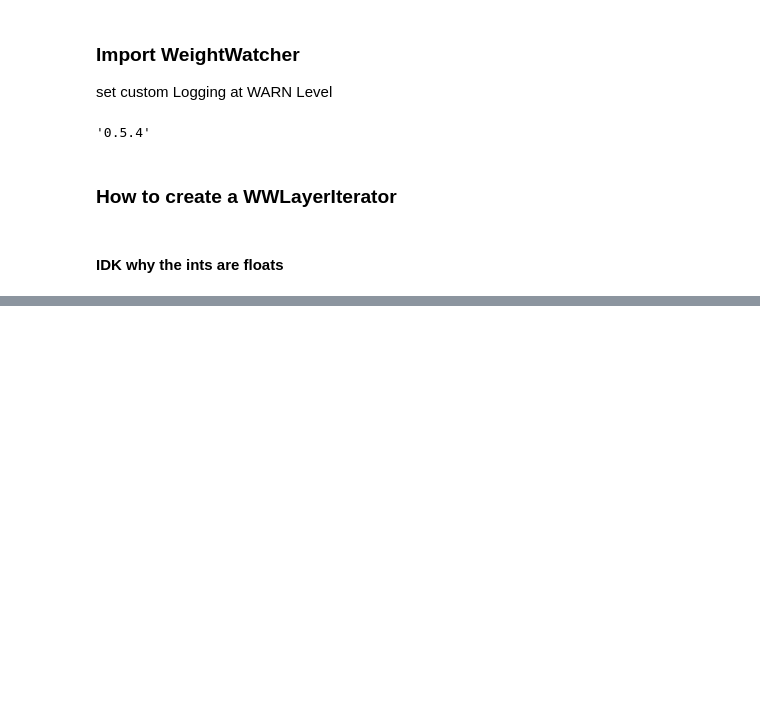
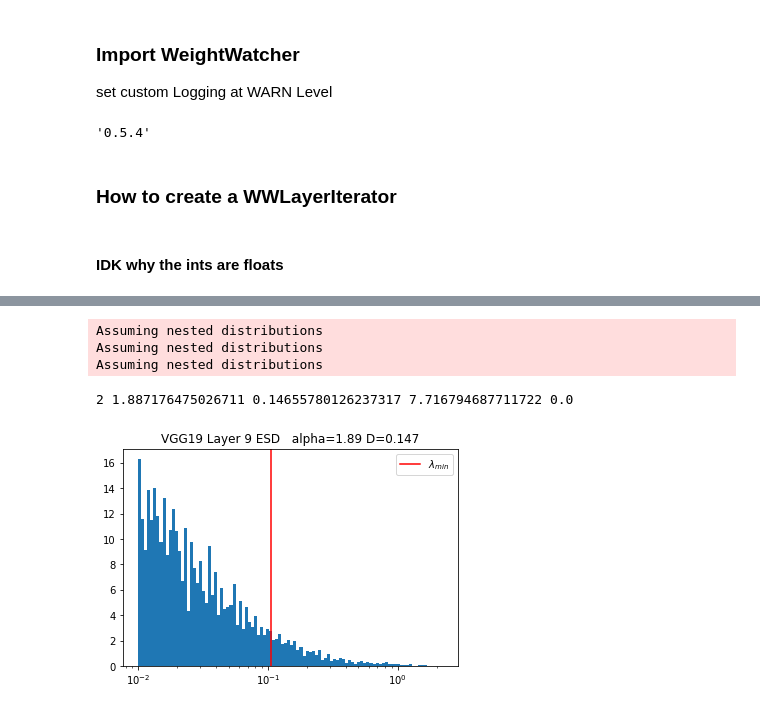
Before and after one commit to CalculatedContent/WeightWatcher, a Jupyter notebook: WWVGG-TestRandDistance.ipynb, the cells around one changed output, grey strips where cells are left out. Cells and saved outputs as stored; diff of their text form; code cells hidden in the pictures; blank space fills up the shorter version.

```diff
--- a/WWVGG-TestRandDistance.ipynb
+++ b/WWVGG-TestRandDistance.ipynb
@@ -128,0 +139,27 @@ Name: alpha, dtype: float64
+# %%
+N = int(len(esd)/2)
+for idx in tqdm(range(0,N,1)):
+    if idx == 0:
+        xmax = np.max(esd)
+    else:
+        xmax = np.max(esd[-idx])
+
+    results = powerlaw.Fit(esd, xmax=xmax)
+    alpha, D = results.alpha, results.D
+    # stop when distribtion becomes power law
+    R, p = results.distribution_compare('truncated_power_law', 'power_law', normalized_ratio=True)
+    if R > 0.0:
+        print(idx, alpha, D, R,p)
+
+        plot_loghist(esd, bins=100, xmin=results.xmin);
+        title = "{} Layer {} ESD".format(modelname, layer_id)
+        title += "   alpha={:0.3} D={:0.3}".format(results.alpha, results.D)
+        plt.title(title)
+        plt.legend()
+        break
+# %% [output]
+Assuming nested distributions
+Assuming nested distributions
+Assuming nested distributions
+2 1.887176475026711 0.14655780126237317 7.716794687711722 0.0
+[figure, added]
```
Also changed, not shown: parts of 11 cells of this notebook.
